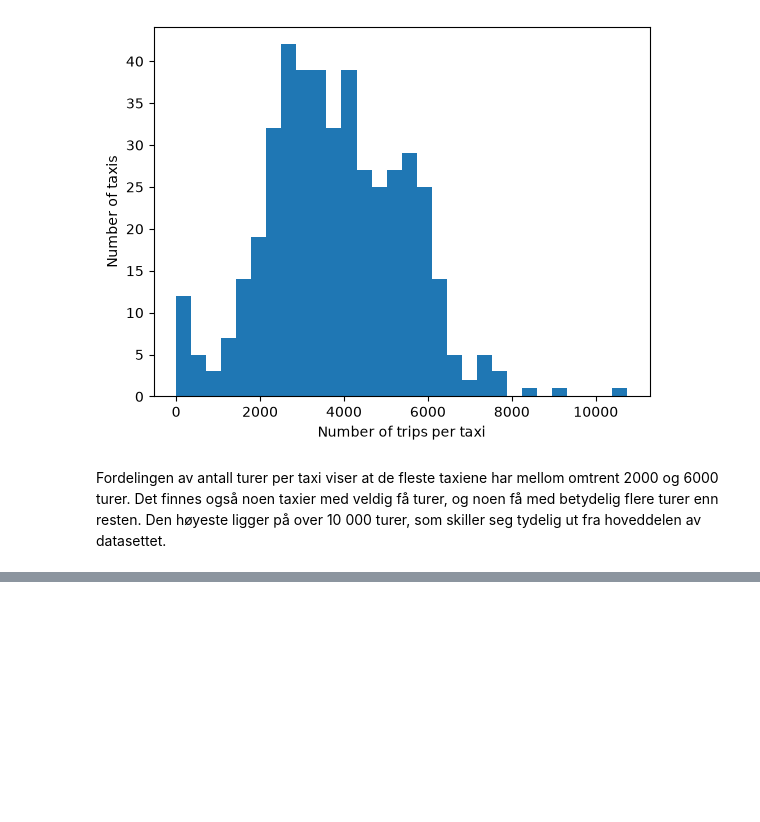
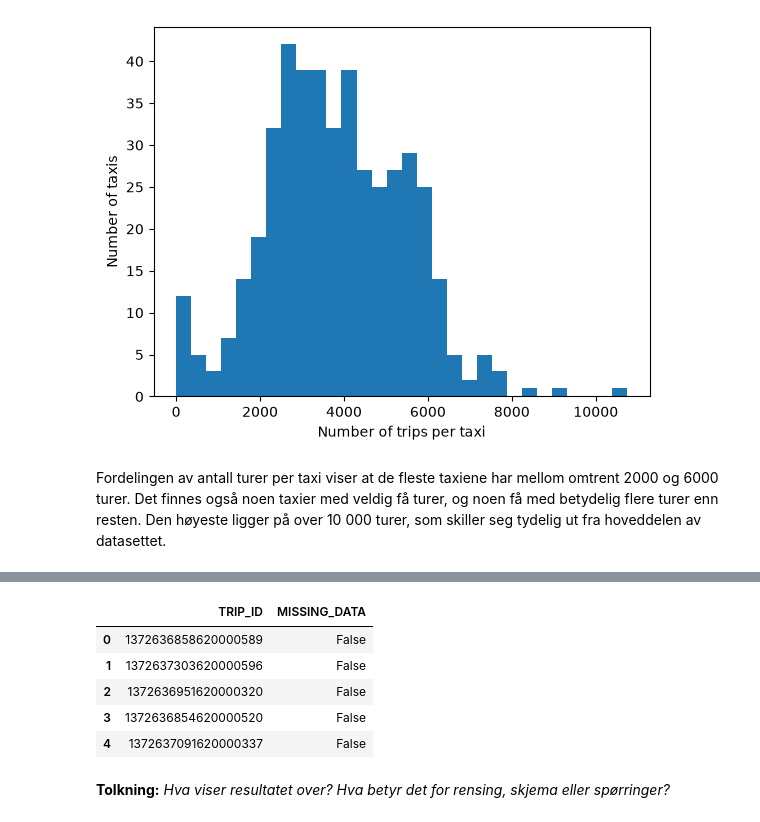
Before and after one commit to tahir1611/sdd-assingment2, a Jupyter notebook: eda.ipynb, the cells around one changed output, grey strips where cells are left out. Cells and saved outputs as stored; diff of their text form; code cells hidden in the pictures; blank space fills up the shorter version.

```diff
--- a/eda.ipynb
+++ b/eda.ipynb
@@ -178,0 +397,10 @@ Fordelingen av antall turer per taxi viser at de fleste taxiene har mellom omtre
+# %%
+df2 = pd.read_csv('data/porto.csv', usecols=["TRIP_ID", "MISSING_DATA"])
+df2.head()
+# %% [output]
+|  | TRIP_ID | MISSING_DATA |
+| 0 | 1372636858620000589 | False |
+| 1 | 1372637303620000596 | False |
+| 2 | 1372636951620000320 | False |
+| 3 | 1372636854620000520 | False |
+| 4 | 1372637091620000337 | False |
@@ -178,0 +409,2 @@ Fordelingen av antall turer per taxi viser at de fleste taxiene har mellom omtre
+# %% [markdown]
+**Tolkning:** _Hva viser resultatet over? Hva betyr det for rensing, skjema eller spørringer?_
```
Also changed, not shown: parts of 37 cells of this notebook, 2 other files.
